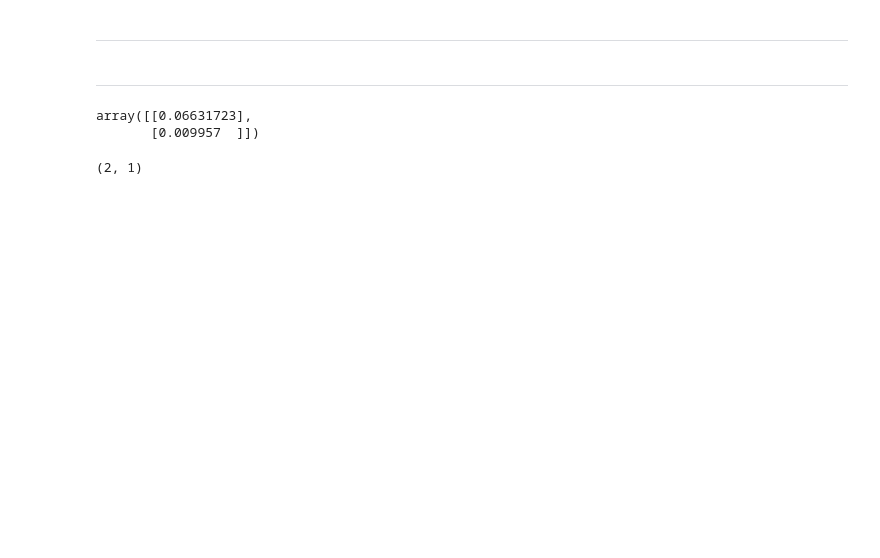
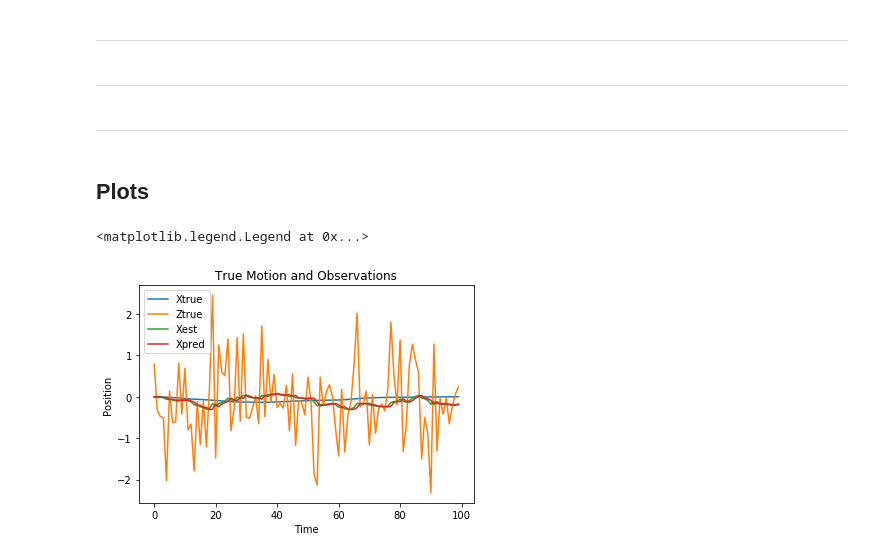
Before and after one commit to charlielu05/kalman_filter, a Jupyter notebook: run_filt.ipynb, the cells around one changed output. Cells and saved outputs as stored; diff of their text form; code cells hidden in the pictures; blank space fills up the shorter version.

```diff
--- a/run_filt.ipynb
+++ b/run_filt.ipynb
@@ -8,7 +9,7 @@ B = np.array([[0],[1]])
 C = np.array([[0,0]])
 D = np.array([[0]])
 # %%
-H = np.array([[0,1]])
+H = np.array([[1,0]])
 # %%
 Q = np.array([[0.01]])
 # %%
@@ -131,9 +39,2 @@ def xestim(F,G,H,Q,R,x0,P0,z, t_steps):
 # %%
-xestim(F, G, H, Q, R, x0, P0, z, t_steps)
+xest, xpred, innov = xestim(F, G, H, Q, R, x0, P0, z, t_steps)
-# %% [output]
-array([[0.06631723],
-       [0.009957  ]])
-# %%
-x0.shape
-# %% [output]
-(2, 1)
@@ -139,0 +43,20 @@ x0.shape
+# %% [markdown]
+---
+# %% [markdown]
+## Plots
+# %%
+dims=np.shape(x)
+tsteps=dims[1]
+t=np.arange(0,tsteps)
+fig, ax = plt.subplots()
+ax.plot(t, x[0,:], label='Xtrue')
+ax.plot(t, z[0,:], label='Ztrue')
+ax.plot(t, xest[0,:], label='Xest')
+ax.plot(t, xpred[0,:], label='Xpred')
+ax.set_xlabel('Time')
+ax.set_ylabel('Position')
+ax.set_title("True Motion and Observations")
+ax.legend()
+# %% [output]
+<matplotlib.legend.Legend at 0x...>
+[figure, added]
```
Also changed, not shown: parts of 4 cells of this notebook, 2 other files.
